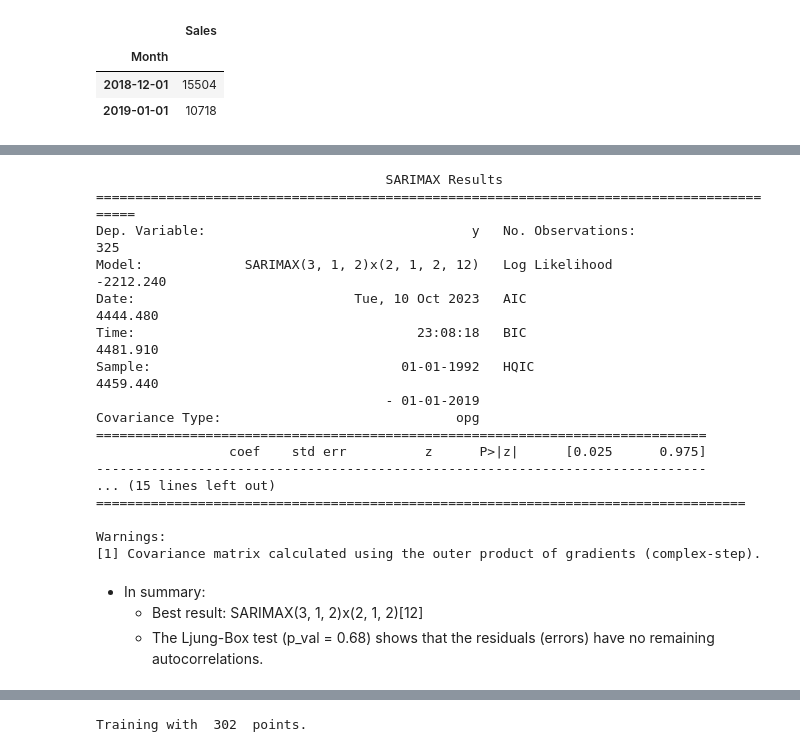
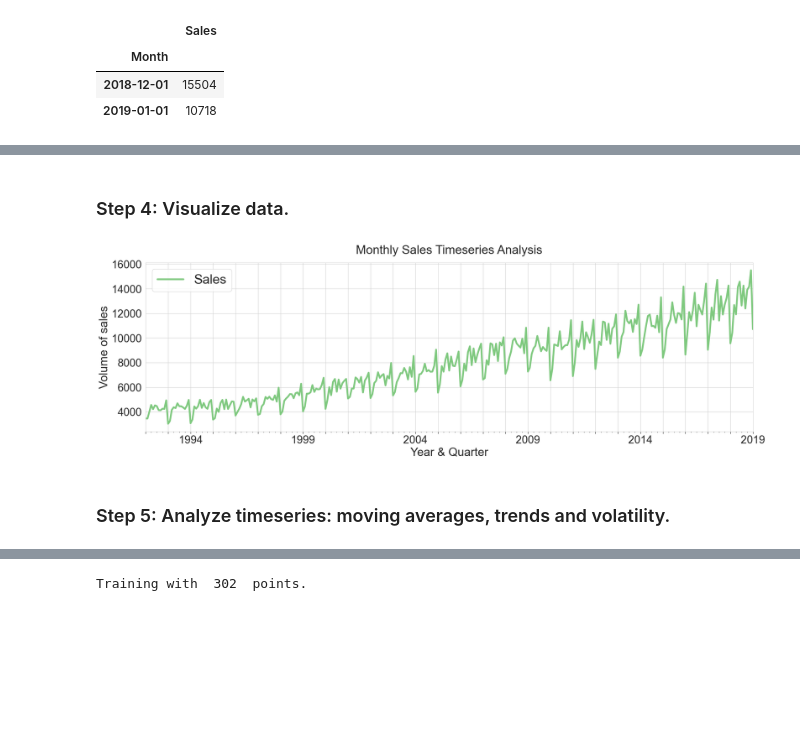
Before and after one commit to ivheredia/Time-Series-Forecast, a Jupyter notebook: Forecast_sales.ipynb, the cells around one changed output, grey strips where cells are left out. Drawn from its saved outputs; the diff is of its cells as text; code cells hidden in the pictures; blank space fills up the shorter version.

```diff
--- a/Forecast_sales.ipynb
+++ b/Forecast_sales.ipynb
@@ -383,11 +118,0 @@ look-up table. The actual p-value is smaller than the p-value returned.
-# %%
-df["first_order_differentiation"] = st.tsa.statespace.tools.diff(df["Sales"], k_diff = 1)
-
-ax =  df["first_order_differentiation"].plot(legend =True, table = False, grid = True, subplots = False, figsize =(25,9), fontsize = 25, colormap = 'Accent', linestyle='-', stacked=False)
-plt.ylabel('First-differentiation',horizontalalignment="center",fontstyle = "normal", fontsize = 25, fontfamily = "sans-serif")
-plt.xlabel('Year & Quarter',horizontalalignment="center",fontstyle = "normal", fontsize = 25, fontfamily = "sans-serif")
-plt.title('Monthly Sales: 1st order Differentiation Analysis \n',horizontalalignment="center", fontstyle = "normal", fontsize = 28, fontfamily = "sans-serif")
-plt.legend(loc='upper left', fontsize = 30)
-plt.xticks(rotation=0, horizontalalignment="center")
-plt.yticks(rotation=0, horizontalalignment="right")
-ax.autoscale(enable=True, axis='x', tight=False)
@@ -411,12 +118,0 @@ Data has no unit root and is stationary
-# %%
-# What about subtracting 12-month periodicity? Nice!! Peaks appear much more randomly.
-df["first_order_seasonal_differentiation"] = st.tsa.statespace.tools.diff(df["first_order_differentiation"], k_diff = 12)
-
-ax =  df["first_order_seasonal_differentiation"].plot(legend =True, table = False, grid = True, subplots = False, figsize =(25,9), fontsize = 25, colormap = 'Accent', linestyle='-', stacked=False)
-plt.ylabel('Doubly-differentiation',horizontalalignment="center",fontstyle = "normal", fontsize = 25, fontfamily = "sans-serif")
-plt.xlabel('Year & Quarter',horizontalalignment="center",fontstyle = "normal", fontsize = 25, fontfamily = "sans-serif")
-plt.title('Monthly Sales: 1st order Seasonal and Regular Differentiation Analysis \n',horizontalalignment="center", fontstyle = "normal", fontsize = 28, fontfamily = "sans-serif")
-plt.legend(loc='upper left', fontsize = 30)
-plt.xticks(rotation=0, horizontalalignment="center")
-plt.yticks(rotation=0, horizontalalignment="right")
-ax.autoscale(enable=True, axis='x', tight=False)
@@ -491,25 +119,27 @@ Data has no unit root and is stationary
-# %%
-# Let's use auto_arima to find orders:
-print(pmdarima.auto_arima(df["Sales"], seasonal = True, m=12, error_action = "ignore").summary())
-# %% [output]
-                                     SARIMAX Results
-==========================================================================================
-Dep. Variable:                                  y   No. Observations:                  325
-Model:             SARIMAX(3, 1, 2)x(2, 1, 2, 12)   Log Likelihood               -2212.240
-Date:                            Tue, 10 Oct 2023   AIC                           4444.480
-Time:                                    23:08:18   BIC                           4481.910
-Sample:                                01-01-1992   HQIC                          4459.440
-                                     - 01-01-2019
-Covariance Type:                              opg
-==============================================================================
-                 coef    std err          z      P>|z|      [0.025      0.975]
-------------------------------------------------------------------------------
-... (15 lines left out)
-===================================================================================
-
-Warnings:
-[1] Covariance matrix calculated using the outer product of gradients (complex-step).
-# %% [markdown]
-* In summary:
-    - Best result: SARIMAX(3, 1, 2)x(2, 1, 2)[12]
-    - The Ljung-Box test (p_val = 0.68) shows that the residuals (errors) have no remaining autocorrelations.
+# %% [markdown]
+### Step 4: Visualize data.
+# %%
+# Setup plot ticks
+def setup_ticks(ax):
+    ax.xaxis.set_ticks_position('bottom')
+    ax.tick_params(which='major', width=1.00)
+    ax.tick_params(which='major', length=5)
+    ax.tick_params(which='minor', width=0.75)
+    ax.tick_params(which='minor', length=2.5)
+    ax.xaxis.set_major_locator(plticker.MultipleLocator(base=12))
+    ax.xaxis.set_minor_locator(plticker.MultipleLocator(3))
+    #ax.xaxis.grid(True, which='minor')
+# %%
+# Plot Timeseries:
+ax =  df['Sales'].plot(legend =True, grid = True, figsize =(25,7), fontsize = 25, colormap = 'Accent', linestyle='-', linewidth = 4)
+setup_ticks(ax)
+plt.ylabel('Volume of sales', fontsize = 27)
+plt.xlabel('Year & Quarter', fontsize = 27)
+plt.title('Monthly Sales Timeseries Analysis', fontsize = 28, pad=20)
+plt.legend(loc='upper left', fontsize = 30)
+plt.xticks(rotation=0,horizontalalignment="center")
+ax.autoscale(enable=True, axis='x', tight=True)
+# %% [output]
+[figure, added]
+# %% [markdown]
+### Step 5: Analyze timeseries: moving averages, trends and volatility.
```
Also changed, not shown: parts of 75 cells of this notebook, 1 other file.
